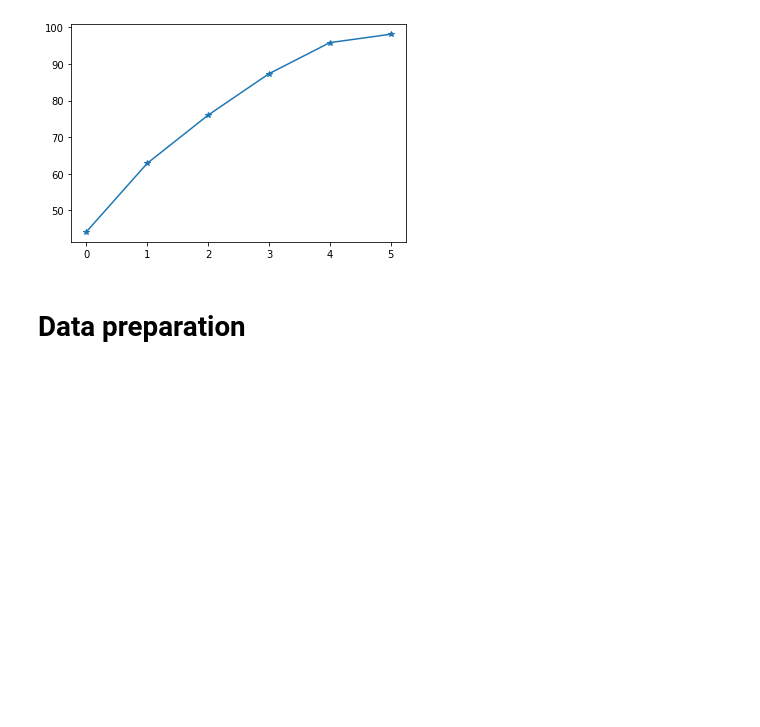
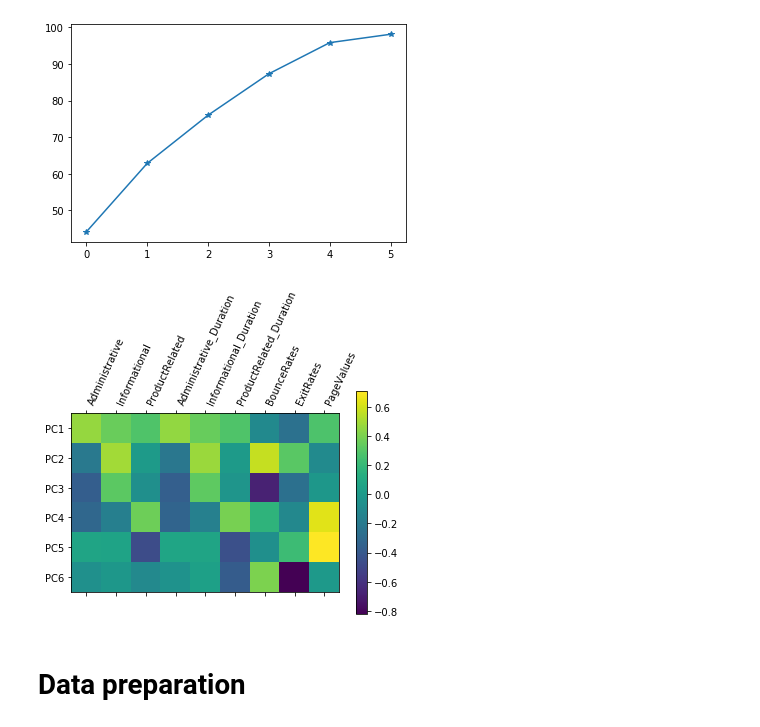
Before and after one commit to pati-dev/predict-shopping-intention, a Jupyter notebook: predict_purchase.ipynb, the cells around one changed output. Saved outputs shown, nothing was run; the diff lists cells and outputs as text; code cells hidden in the pictures; blank space fills up the shorter version.

```diff
--- a/predict_purchase.ipynb
+++ b/predict_purchase.ipynb
@@ -92,6 +92,15 @@ plt.show()
 # %% [output]
 % variance explained: 98.07948987307486
 [figure]
+# %%
+plt.matshow(pca.components_,cmap='viridis')
+plt.yticks([0, 1, 2, 3, 4, 5],['PC1', 'PC2', 'PC3', 'PC4', 'PC5', 'PC6'], fontsize=10)
+plt.colorbar()
+plt.xticks(range(len(pages)),pages,rotation=65,ha='left')
+plt.tight_layout()
+plt.show()
+# %% [output]
+[figure, added]
 # %% [markdown]
 # Data preparation
 # %%
```
Also changed, not shown: parts of 4 cells of this notebook.
